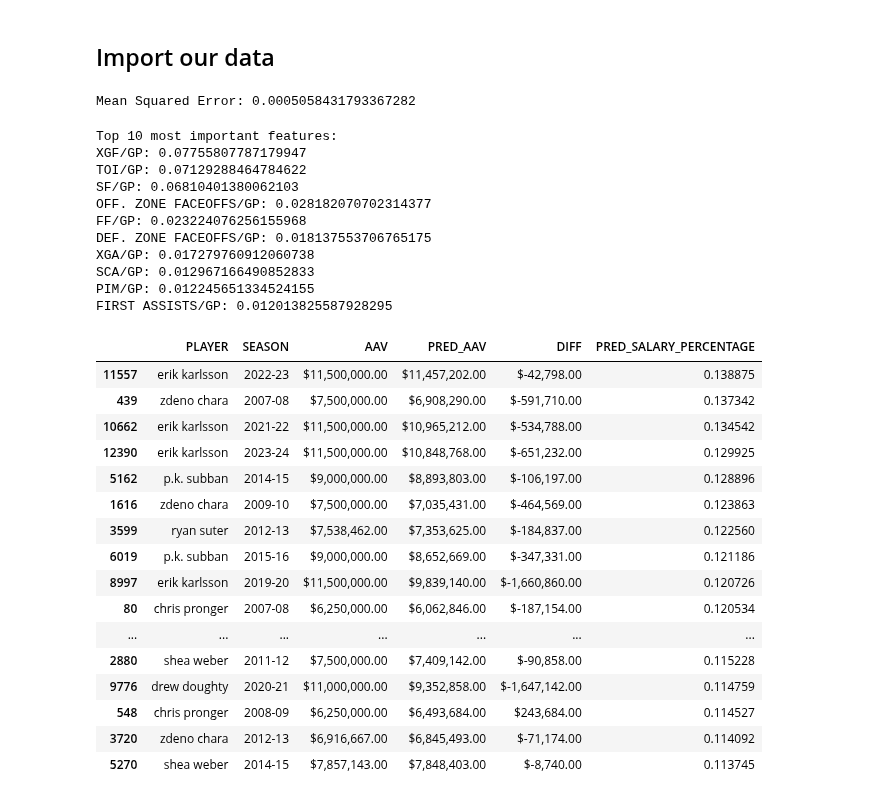
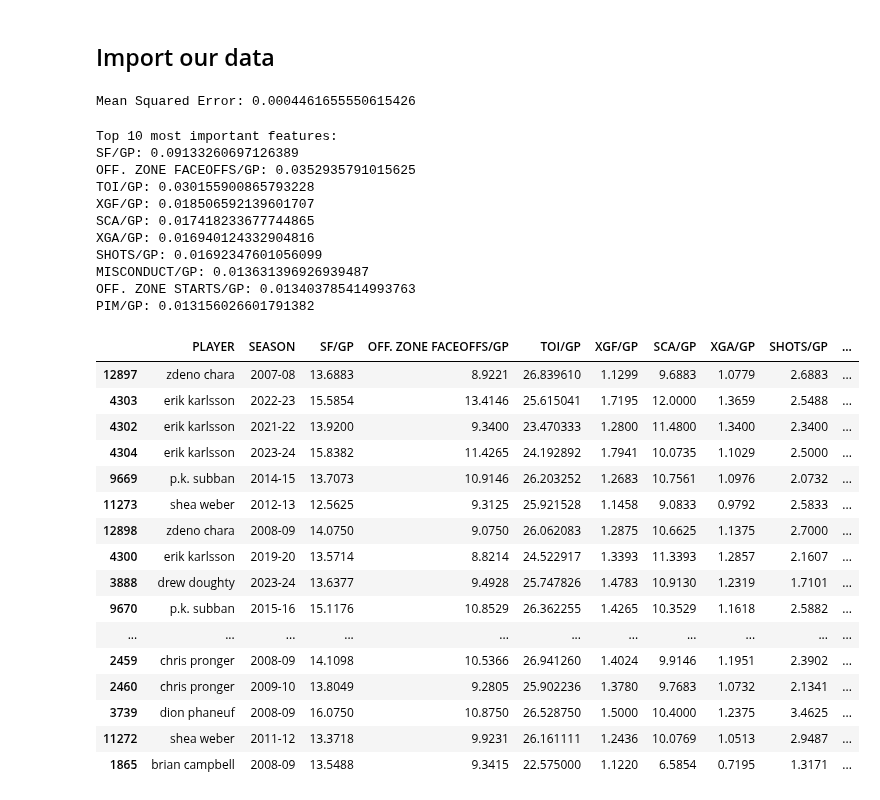
Before and after one commit to MichaelKuby/CMPT733_CapstoneProject_NHLPlayerValue, a Jupyter notebook: Hockey_Salary_Research/Script/5_ModelTraining/2_D_Model_Train_XGBRegressor.ipynb, the cells around one changed output. Drawn from its saved outputs; the diff is of its cells as text; code cells hidden in the pictures.

```diff
--- a/Hockey_Salary_Research/Script/5_ModelTraining/2_D_Model_Train_XGBRegressor.ipynb
+++ b/Hockey_Salary_Research/Script/5_ModelTraining/2_D_Model_Train_XGBRegressor.ipynb
@@ -20,6 +20,9 @@ filepath = '../../Data/entitiesResolved/merged_data_final.csv'
 data = pd.read_csv(filepath)
 # %%
 defence = data[data['POSITION'].isin(['d, l', 'd'])].copy()
+
+# # drop all columns from data that end in '/60'
+# defence = defence.drop(data.filter(regex='/60').columns, axis=1)
 
 # Select only players with 41 or more games played
 defence_41GP = defence[(defence['GP'] >= 41)].copy()
@@ -29,14 +32,6 @@ test_train_data = defence_41GP
 numerical_features = test_train_data.select_dtypes(include=['float64', 'int64']).columns[test_train_data.select_dtypes(include=['float64', 'int64']).isnull().sum() == 0]
 numerical_features = numerical_features.drop(['GP', 'AAV', 'SALARY CAP PERCENTAGE', 'SALARY CAP'])
 
-# Select only players with a salary cap percentage in the interquartile range
-q1 = test_train_data['SALARY CAP PERCENTAGE'].quantile(0.25)
-q3 = test_train_data['SALARY CAP PERCENTAGE'].quantile(0.75)
-iqr = q3 - q1
-
-# # Remove outliers
-# test_train_data = test_train_data[(test_train_data['SALARY CAP PERCENTAGE'] >= q1 - 1.5 * iqr) & (test_train_data['SALARY CAP PERCENTAGE'] <= q3 + 1.5 * iqr)]
-
 preprocessor = ColumnTransformer(
     transformers=[
         ('num', StandardScaler(), numerical_features)
@@ -44,7 +39,7 @@ preprocessor = ColumnTransformer(
 )
 
 pipeline = Pipeline(steps=[('preprocessor', preprocessor),
-                           ('regressor', XGBRegressor(objective='reg:squarederror', random_state=42, n_estimators=1500, max_depth=5, reg_lambda=2, eta=0.01))]) # Grid Search optimal n_estimators=500, max_depth=5, reg_lambda=1, eta=0.01
+                           ('regressor', XGBRegressor(objective='reg:squarederror', random_state=42, n_estimators=500, max_depth=6, reg_lambda=0, eta=0.01))]) # Grid Search optimal n_estimators=500, max_depth=5, reg_lambda=1, eta=0.01
 
 X = test_train_data[numerical_features]
 y = test_train_data['SALARY CAP PERCENTAGE']
@@ -56,5 +51,5 @@ y_pred = pipeline.predict(X_test)
 mse = mean_squared_error(y_test, y_pred)
 print(f'Mean Squared Error: {mse}')
 # %% [output]
-Mean Squared Error: 0.0005058431793367282
+Mean Squared Error: 0.0004461655550615426
 # %%
@@ -89,21 +88,23 @@ sorted_importances = sorted(importance_dict.items(), key=lambda x: x[1], reverse
 #     print(f"{feature}: {importance}")
 
 # If you have a large number of features and only want to see the top ones, you can slice the list
+most_important_features = []
 print("Top 10 most important features:")
 for feature, importance in sorted_importances[:10]:
     print(f"{feature}: {importance}")
+    most_important_features.append(feature)
 # %% [output]
 Top 10 most important features:
-XGF/GP: 0.07755807787179947
-TOI/GP: 0.07129288464784622
-SF/GP: 0.06810401380062103
-OFF. ZONE FACEOFFS/GP: 0.028182070702314377
-FF/GP: 0.023224076256155968
-DEF. ZONE FACEOFFS/GP: 0.018137553706765175
-XGA/GP: 0.017279760912060738
-SCA/GP: 0.012967166490852833
-PIM/GP: 0.012245651334524155
-FIRST ASSISTS/GP: 0.012013825587928295
+SF/GP: 0.09133260697126389
+OFF. ZONE FACEOFFS/GP: 0.0352935791015625
+TOI/GP: 0.030155900865793228
+XGF/GP: 0.018506592139601707
+SCA/GP: 0.017418233677744865
+XGA/GP: 0.016940124332904816
+SHOTS/GP: 0.01692347601056099
+MISCONDUCT/GP: 0.013631396926939487
+OFF. ZONE STARTS/GP: 0.013403785414993763
+PIM/GP: 0.013156026601791382
 # %%
 def convert_to_dollars(df, col):
     return df[col].map('${:,.2f}'.format)
@@ -128,26 +129,26 @@ defence['DIFF'] = convert_to_dollars(defence, 'DIFF')
 # %%
 # Display the full record of the top 20 players based on 'PRED_SALARY_PERCENTAGE'
 top_20 = defence.sort_values('PRED_SALARY_PERCENTAGE', ascending=False).head(25)
-display_features = ['PLAYER', 'SEASON'] + ['AAV', 'PRED_AAV', 'DIFF', 'PRED_SALARY_PERCENTAGE']
+display_features = ['PLAYER', 'SEASON']  + most_important_features + ['AAV', 'PRED_AAV', 'DIFF', 'PRED_SALARY_PERCENTAGE']
 top_20[display_features]
 # %% [output]
-|  | PLAYER | SEASON | AAV | PRED_AAV | DIFF | PRED_SALARY_PERCENTAGE |
-| 11557 | erik karlsson | 2022-23 | $11,500,000.00 | $11,457,202.00 | $-42,798.00 | 0.138875 |
-| 439 | zdeno chara | 2007-08 | $7,500,000.00 | $6,908,290.00 | $-591,710.00 | 0.137342 |
-| 10662 | erik karlsson | 2021-22 | $11,500,000.00 | $10,965,212.00 | $-534,788.00 | 0.134542 |
-| 12390 | erik karlsson | 2023-24 | $11,500,000.00 | $10,848,768.00 | $-651,232.00 | 0.129925 |
-| 5162 | p.k. subban | 2014-15 | $9,000,000.00 | $8,893,803.00 | $-106,197.00 | 0.128896 |
-| 1616 | zdeno chara | 2009-10 | $7,500,000.00 | $7,035,431.00 | $-464,569.00 | 0.123863 |
-| 3599 | ryan suter | 2012-13 | $7,538,462.00 | $7,353,625.00 | $-184,837.00 | 0.122560 |
-| 6019 | p.k. subban | 2015-16 | $9,000,000.00 | $8,652,669.00 | $-347,331.00 | 0.121186 |
-| 8997 | erik karlsson | 2019-20 | $11,500,000.00 | $9,839,140.00 | $-1,660,860.00 | 0.120726 |
-| 80 | chris pronger | 2007-08 | $6,250,000.00 | $6,062,846.00 | $-187,154.00 | 0.120534 |
-| ... | ... | ... | ... | ... | ... | ... |
-| 2880 | shea weber | 2011-12 | $7,500,000.00 | $7,409,142.00 | $-90,858.00 | 0.115228 |
-| 9776 | drew doughty | 2020-21 | $11,000,000.00 | $9,352,858.00 | $-1,647,142.00 | 0.114759 |
-| 548 | chris pronger | 2008-09 | $6,250,000.00 | $6,493,684.00 | $243,684.00 | 0.114527 |
-| 3720 | zdeno chara | 2012-13 | $6,916,667.00 | $6,845,493.00 | $-71,174.00 | 0.114092 |
-| 5270 | shea weber | 2014-15 | $7,857,143.00 | $7,848,403.00 | $-8,740.00 | 0.113745 |
+|  | PLAYER | SEASON | SF/GP | OFF. ZONE FACEOFFS/GP | TOI/GP | XGF/GP | SCA/GP | XGA/GP | SHOTS/GP | ... |
+| 12897 | zdeno chara | 2007-08 | 13.6883 | 8.9221 | 26.839610 | 1.1299 | 9.6883 | 1.0779 | 2.6883 | ... |
+| 4303 | erik karlsson | 2022-23 | 15.5854 | 13.4146 | 25.615041 | 1.7195 | 12.0000 | 1.3659 | 2.5488 | ... |
+| 4302 | erik karlsson | 2021-22 | 13.9200 | 9.3400 | 23.470333 | 1.2800 | 11.4800 | 1.3400 | 2.3400 | ... |
+| 4304 | erik karlsson | 2023-24 | 15.8382 | 11.4265 | 24.192892 | 1.7941 | 10.0735 | 1.1029 | 2.5000 | ... |
+| 9669 | p.k. subban | 2014-15 | 13.7073 | 10.9146 | 26.203252 | 1.2683 | 10.7561 | 1.0976 | 2.0732 | ... |
+| 11273 | shea weber | 2012-13 | 12.5625 | 9.3125 | 25.921528 | 1.1458 | 9.0833 | 0.9792 | 2.5833 | ... |
+| 12898 | zdeno chara | 2008-09 | 14.0750 | 9.0750 | 26.062083 | 1.2875 | 10.6625 | 1.1375 | 2.7000 | ... |
+| 4300 | erik karlsson | 2019-20 | 13.5714 | 8.8214 | 24.522917 | 1.3393 | 11.3393 | 1.2857 | 2.1607 | ... |
+| 3888 | drew doughty | 2023-24 | 13.6377 | 9.4928 | 25.747826 | 1.4783 | 10.9130 | 1.2319 | 1.7101 | ... |
+| 9670 | p.k. subban | 2015-16 | 15.1176 | 10.8529 | 26.362255 | 1.4265 | 10.3529 | 1.1618 | 2.5882 | ... |
+| ... | ... | ... | ... | ... | ... | ... | ... | ... | ... | ... |
+| 2459 | chris pronger | 2008-09 | 14.1098 | 10.5366 | 26.941260 | 1.4024 | 9.9146 | 1.1951 | 2.3902 | ... |
+| 2460 | chris pronger | 2009-10 | 13.8049 | 9.2805 | 25.902236 | 1.3780 | 9.7683 | 1.0732 | 2.1341 | ... |
+| 3739 | dion phaneuf | 2008-09 | 16.0750 | 10.8750 | 26.528750 | 1.5000 | 10.4000 | 1.2375 | 3.4625 | ... |
+| 11272 | shea weber | 2011-12 | 13.3718 | 9.9231 | 26.161111 | 1.2436 | 10.0769 | 1.0513 | 2.9487 | ... |
+| 1865 | brian campbell | 2008-09 | 13.5488 | 9.3415 | 22.575000 | 1.1220 | 6.5854 | 0.7195 | 1.3171 | ... |
 # %%
 # Display all seasons for Connor McDavid
 cale_makar = defence[defence['PLAYER'] == 'cale makar']
```
Also changed, not shown: parts of 8 cells of this notebook, 7 other files.
